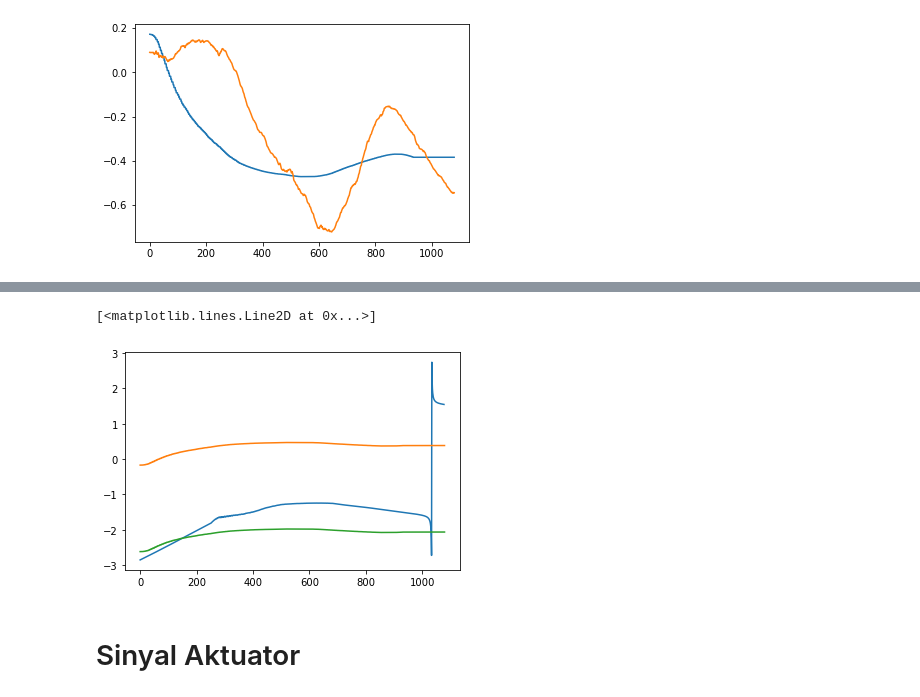
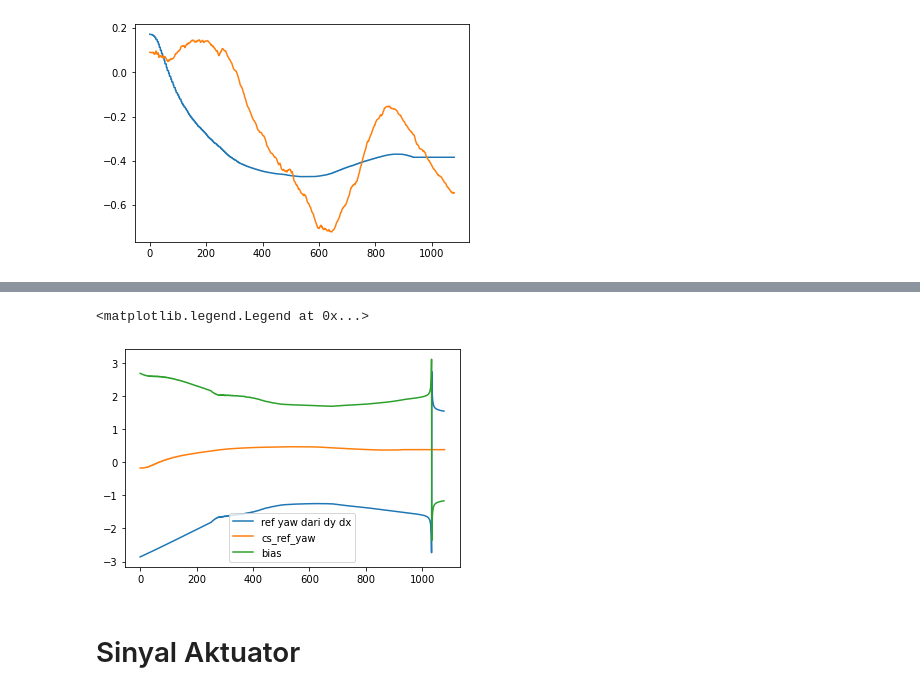
Before and after one commit to fadamsyah/final-project, a Jupyter notebook: Lateral Data/25 Agustus 2020/analisis_data3.ipynb, the cells around one changed output, grey strips where cells are left out. Drawn from its saved outputs; the diff is of its cells as text; code cells hidden in the pictures.

```diff
--- a/Lateral Data/25 Agustus 2020/analisis_data3.ipynb
+++ b/Lateral Data/25 Agustus 2020/analisis_data3.ipynb
@@ -136,20 +156,21 @@ plt.plot(cs_actual_yaw)
 # %%
 # Ngecek apakah sesuai atau tidak
 # Ternyata yaw nya emang ada bias, kayaknya kita harus cek si yaw nya dulu Pras
 # Saat balik arah, apakah dia balik 180 derajatttt ?
 
 rdx = cs_ref_x[2:]-cs_ref_x[:-2]
 rdy = cs_ref_y[2:]-cs_ref_y[:-2]
 rdx = savgol_filter(rdx, 501, 3)
 rdy = savgol_filter(rdy, 501, 3)
 ref_yaw = np.arctan2(rdy, rdx)
 
-plt.plot(ref_yaw)
-plt.plot(-cs_ref_yaw)
-plt.plot(-cs_ref_yaw+ref_yaw[150]-(-cs_ref_yaw[150]))
+plt.plot(ref_yaw, label='ref yaw dari dy dx')
+plt.plot(-cs_ref_yaw, label='cs_ref_yaw')
+plt.plot(-cs_ref_yaw[:-2]-ref_yaw, label='bias')
+plt.legend()
 # %% [output]
-[<matplotlib.lines.Line2D at 0x...>]
+<matplotlib.legend.Legend at 0x...>
-[figure, old version]
+[figure, new version]
 # %% [markdown]
 # Sinyal Aktuator
 # %%
```
Also changed, not shown: parts of 3 cells of this notebook, 1 other file.
